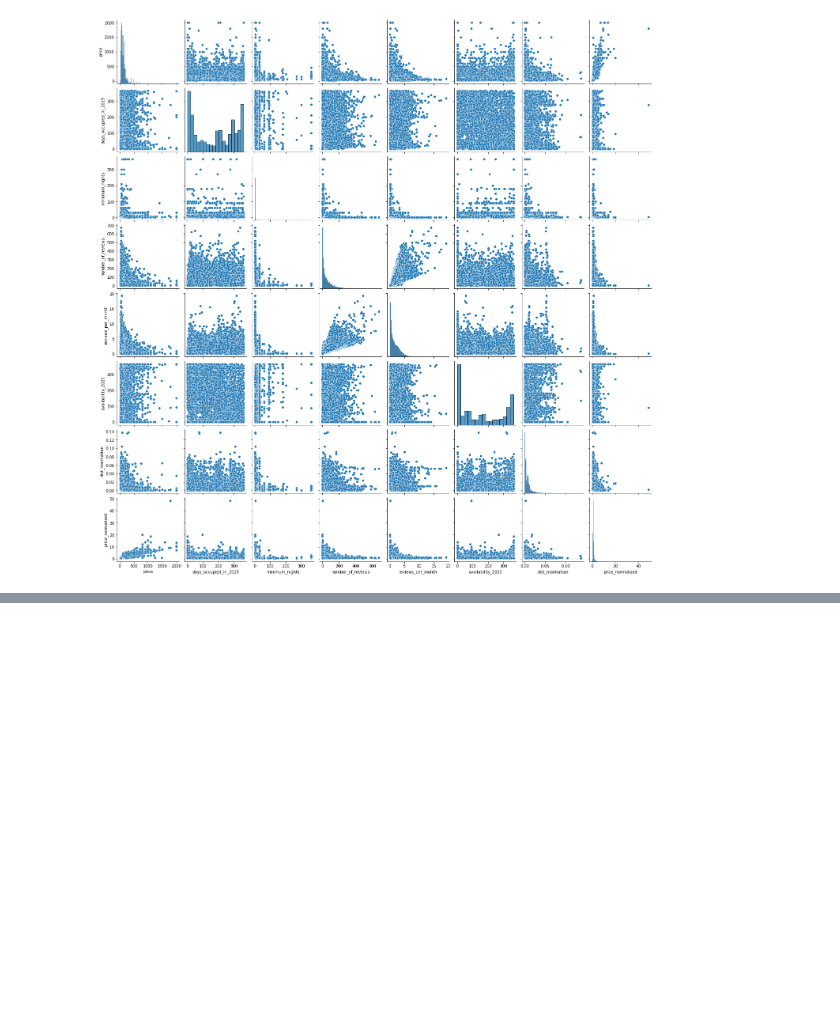
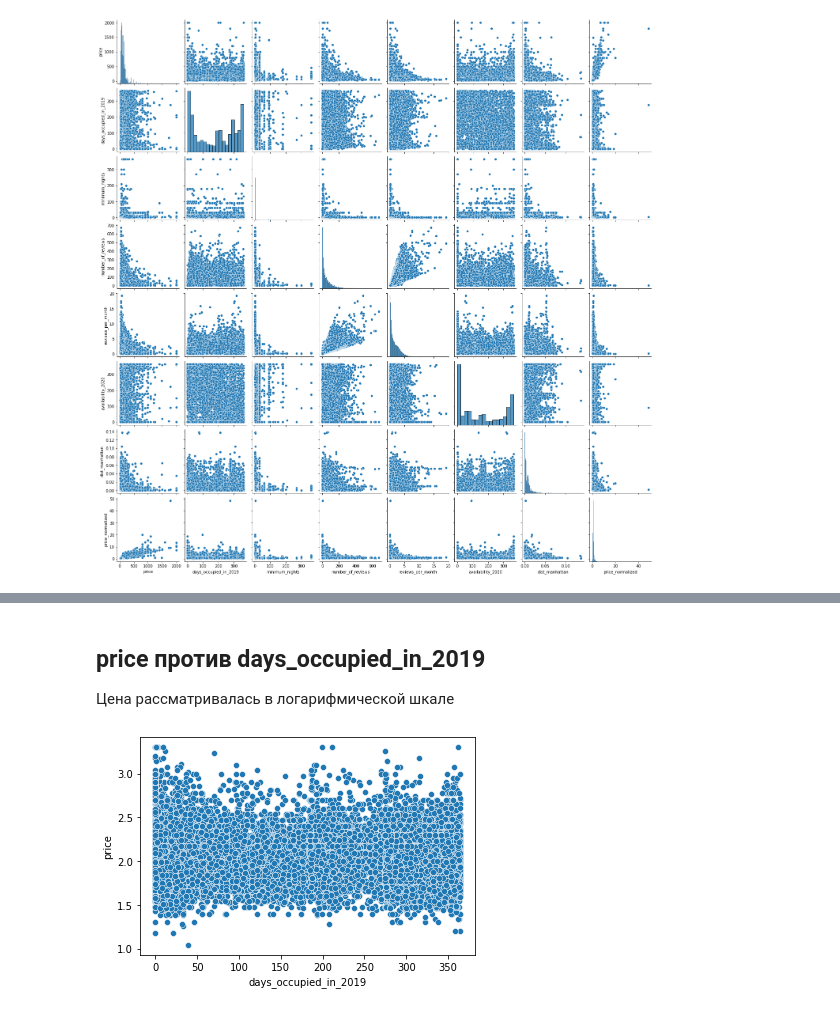
Before and after one commit to pnnovikova/Python_project_2023, a Jupyter notebook: notebook_project_part_1.ipynb, the cells around one changed output, grey strips where cells are left out. Drawn from its saved outputs; the diff is of its cells as text; code cells hidden in the pictures; blank space fills up the shorter version.

```diff
--- a/notebook_project_part_1.ipynb
+++ b/notebook_project_part_1.ipynb
@@ -117,0 +143,8 @@ sns.pairplot(data.iloc[:, 4:]);
+# %% [markdown]
+## price против days_occupied_in_2019
+
+Цена рассматривалась в логарифмической шкале
+# %%
+sns.scatterplot(y=np.log10(data['price']), x=data['days_occupied_in_2019']);
+# %% [output]
+[figure, added]
```
Also changed, not shown: parts of 12 cells of this notebook.
